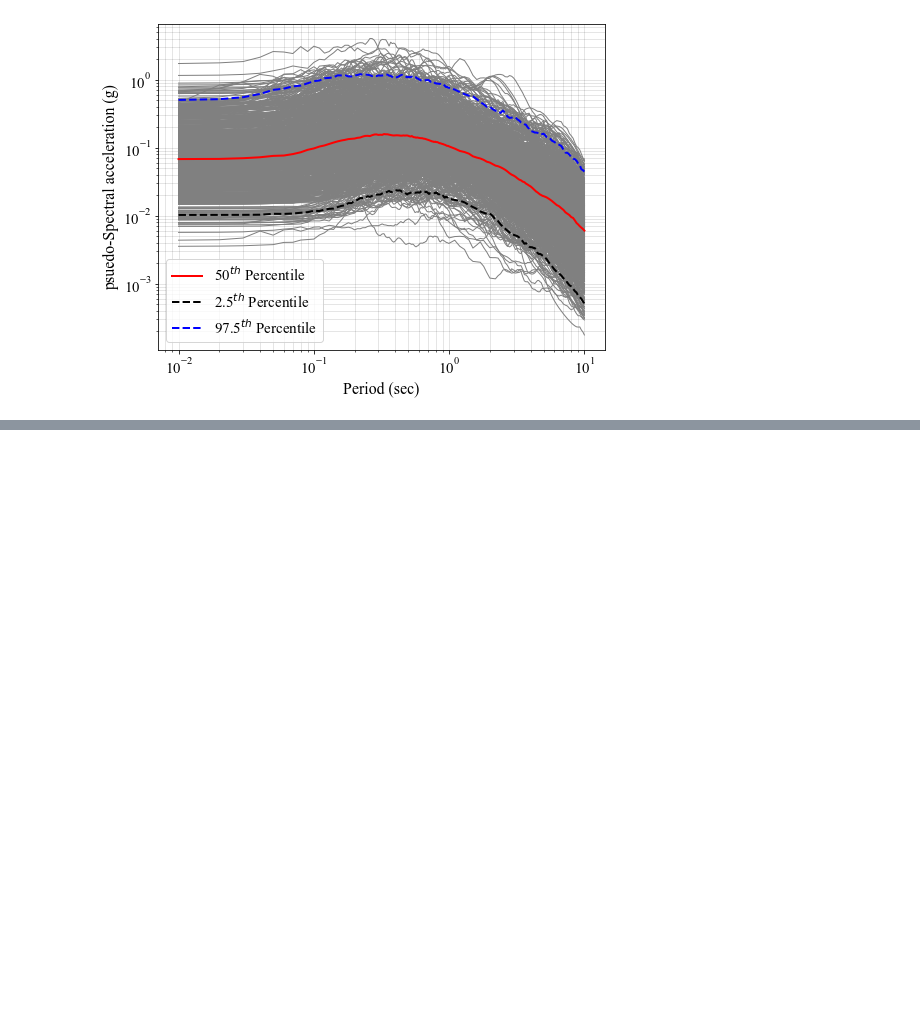
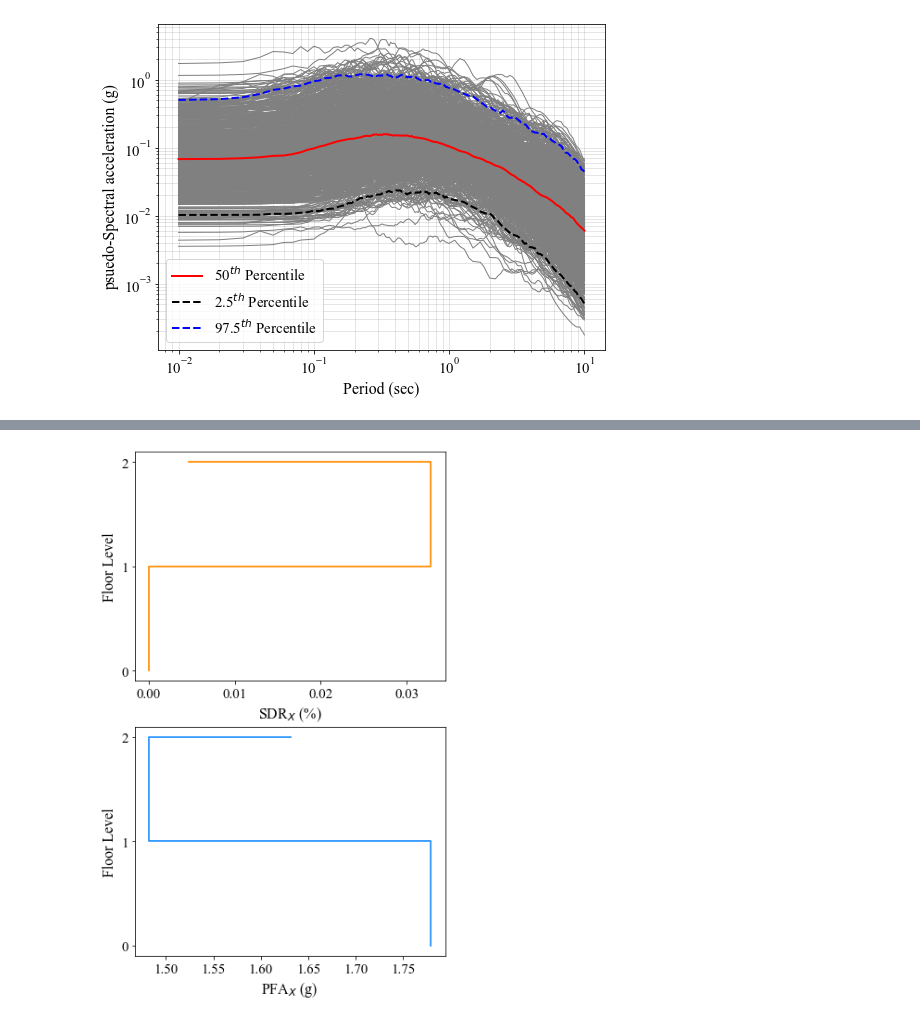
Before and after one commit to laxmandahal/IM_Study, a Jupyter notebook: Additional Graphs_Revision 1.ipynb, the cells around one changed output, grey strips where cells are left out. Cells and saved outputs as stored; diff of their text form; code cells hidden in the pictures; blank space fills up the shorter version.

```diff
--- a/Additional Graphs_Revision 1.ipynb
+++ b/Additional Graphs_Revision 1.ipynb
@@ -198,0 +329,8 @@ a.head()
+# %%
+plot_edp_profile(absDir, BuildingList, 4, pairingID=1,
+                     combine_pairingIDs=False,
+                     combine_biDirectional_edp=False,
+                 save_fig=True,
+                fileName='EDP_profile')
+# %% [output]
+[figure, added]
```
Also changed, not shown: parts of 16 cells of this notebook, 2 other files.
